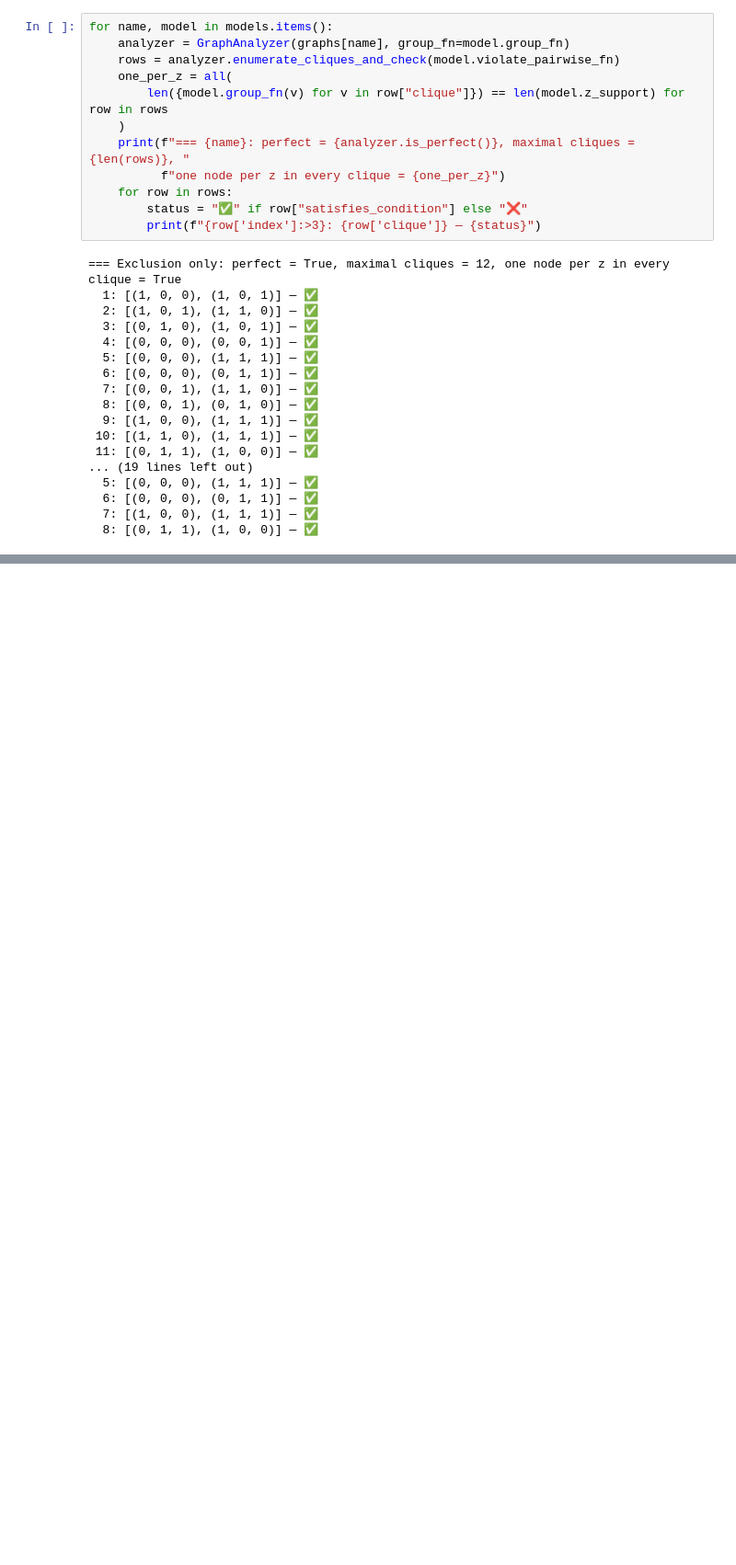
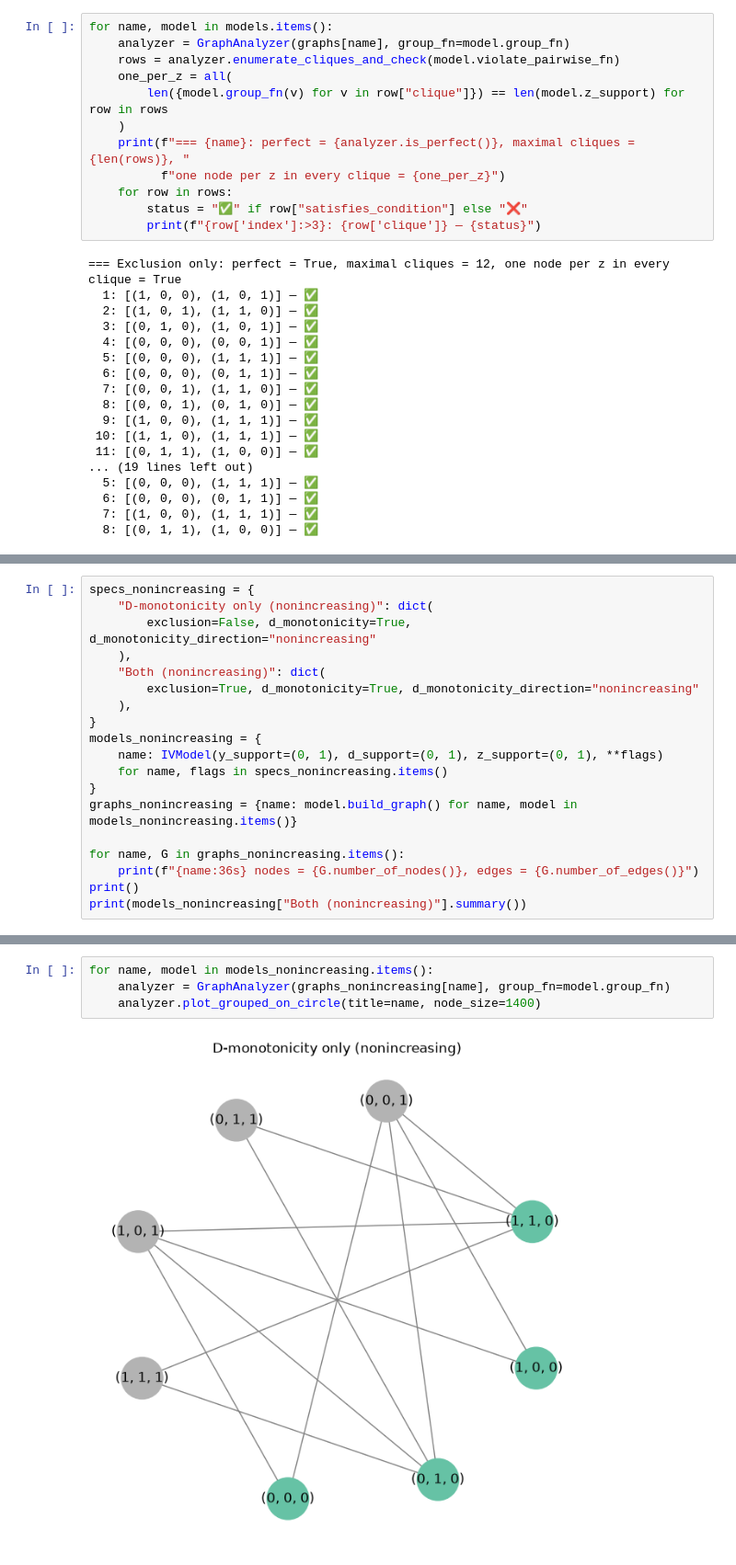
Before and after one commit to hkaido0718/SupportRestriction, a Jupyter notebook: IVModel_Exclusion_Monotonicity.ipynb, the cells around one changed output, grey strips where cells are left out. Shown at 92% size. Drawn from its saved outputs; the diff is of its cells as text; blank space fills up the shorter version.

```diff
--- a/IVModel_Exclusion_Monotonicity.ipynb
+++ b/IVModel_Exclusion_Monotonicity.ipynb
@@ -161,0 +199,19 @@ for name, model in models.items():
+# %%
+specs_nonincreasing = {
+    "D-monotonicity only (nonincreasing)": dict(
+        exclusion=False, d_monotonicity=True, d_monotonicity_direction="nonincreasing"
+    ),
+    "Both (nonincreasing)": dict(
+        exclusion=True, d_monotonicity=True, d_monotonicity_direction="nonincreasing"
+    ),
+}
+models_nonincreasing = {
+    name: IVModel(y_support=(0, 1), d_support=(0, 1), z_support=(0, 1), **flags)
+    for name, flags in specs_nonincreasing.items()
+}
+graphs_nonincreasing = {name: model.build_graph() for name, model in models_nonincreasing.items()}
+
+for name, G in graphs_nonincreasing.items():
+    print(f"{name:36s} nodes = {G.number_of_nodes()}, edges = {G.number_of_edges()}")
+print()
+print(models_nonincreasing["Both (nonincreasing)"].summary())
@@ -161,0 +239,6 @@ for name, model in models.items():
+# %%
+for name, model in models_nonincreasing.items():
+    analyzer = GraphAnalyzer(graphs_nonincreasing[name], group_fn=model.group_fn)
+    analyzer.plot_grouped_on_circle(title=name, node_size=1400)
+# %% [output]
+[figure, added]
```
Also changed, not shown: parts of 18 cells of this notebook.
